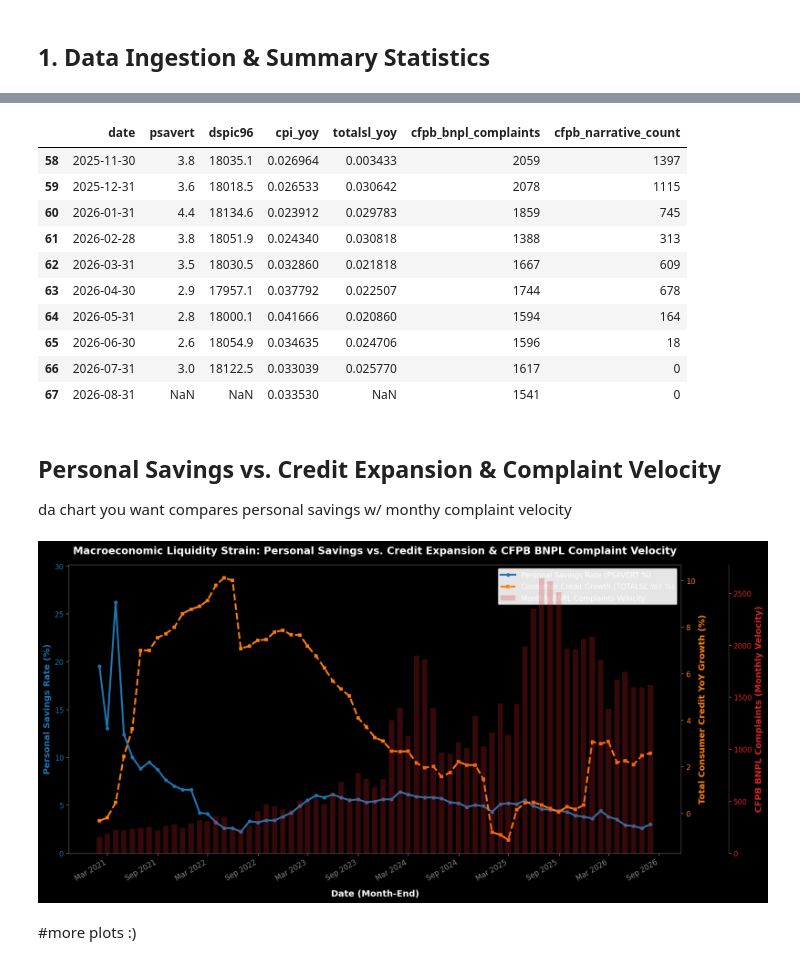
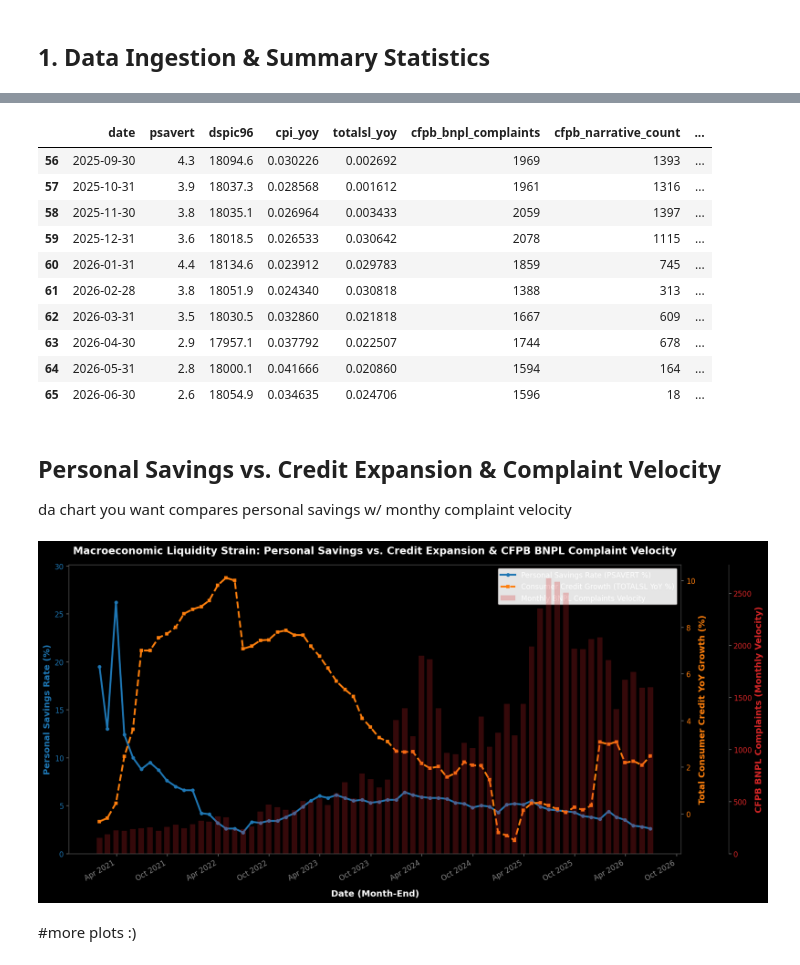
Before and after one commit to agrawpaa/shadow-debt-abs, a Jupyter notebook: notebooks/01_macro_eda.ipynb, the cells around one changed output, grey strips where cells are left out. Saved outputs shown, nothing was run; the diff lists cells and outputs as text; code cells hidden in the pictures.

```diff
--- a/notebooks/01_macro_eda.ipynb
+++ b/notebooks/01_macro_eda.ipynb
@@ -40,12 +42,12 @@ plt.rcParams.update({
     'axes.prop_cycle': solarized_colors
 })
 
+# Walk up from wherever the kernel started until we hit the repo root
 root_dir = Path.cwd().resolve()
-while root_dir.parent != root_dir and not (root_dir / 'data').exists():
+while root_dir.parent != root_dir and not (root_dir / 'src' / 'data' / 'harmonize.py').exists():
     root_dir = root_dir.parent
 
 PROCESSED_DATA_PATH = root_dir / 'data' / 'processed' / 'macro_features.csv'
-RAW_CFPB_PATH = root_dir / 'data' / 'raw' / 'cfpb_filtered_bnpl_installment.csv'
 
-print(f"Loading harmonized features from: {PROCESSED_DATA_PATH}")
+print(f"Loading harmonized features from: {PROCESSED_DATA_PATH.relative_to(root_dir)}")
 # %% [output]
@@ -94,25 +98,25 @@ memory usage: 3.8 KB
 #dw abt this
 display(df.tail(10))
 # %% [output]
-|  | date | psavert | dspic96 | cpi_yoy | totalsl_yoy | cfpb_bnpl_complaints | cfpb_narrative_count |
-| 58 | 2025-11-30 | 3.8 | 18035.1 | 0.026964 | 0.003433 | 2059 | 1397 |
-| 59 | 2025-12-31 | 3.6 | 18018.5 | 0.026533 | 0.030642 | 2078 | 1115 |
-| 60 | 2026-01-31 | 4.4 | 18134.6 | 0.023912 | 0.029783 | 1859 | 745 |
-| 61 | 2026-02-28 | 3.8 | 18051.9 | 0.024340 | 0.030818 | 1388 | 313 |
-| 62 | 2026-03-31 | 3.5 | 18030.5 | 0.032860 | 0.021818 | 1667 | 609 |
-| 63 | 2026-04-30 | 2.9 | 17957.1 | 0.037792 | 0.022507 | 1744 | 678 |
-| 64 | 2026-05-31 | 2.8 | 18000.1 | 0.041666 | 0.020860 | 1594 | 164 |
-| 65 | 2026-06-30 | 2.6 | 18054.9 | 0.034635 | 0.024706 | 1596 | 18 |
-| 66 | 2026-07-31 | 3.0 | 18122.5 | 0.033039 | 0.025770 | 1617 | 0 |
-| 67 | 2026-08-31 | NaN | NaN | 0.033530 | NaN | 1541 | 0 |
+|  | date | psavert | dspic96 | cpi_yoy | totalsl_yoy | cfpb_bnpl_complaints | cfpb_narrative_count | ... |
+| 56 | 2025-09-30 | 4.3 | 18094.6 | 0.030226 | 0.002692 | 1969 | 1393 | ... |
+| 57 | 2025-10-31 | 3.9 | 18037.3 | 0.028568 | 0.001612 | 1961 | 1316 | ... |
+| 58 | 2025-11-30 | 3.8 | 18035.1 | 0.026964 | 0.003433 | 2059 | 1397 | ... |
+| 59 | 2025-12-31 | 3.6 | 18018.5 | 0.026533 | 0.030642 | 2078 | 1115 | ... |
+| 60 | 2026-01-31 | 4.4 | 18134.6 | 0.023912 | 0.029783 | 1859 | 745 | ... |
+| 61 | 2026-02-28 | 3.8 | 18051.9 | 0.024340 | 0.030818 | 1388 | 313 | ... |
+| 62 | 2026-03-31 | 3.5 | 18030.5 | 0.032860 | 0.021818 | 1667 | 609 | ... |
+| 63 | 2026-04-30 | 2.9 | 17957.1 | 0.037792 | 0.022507 | 1744 | 678 | ... |
+| 64 | 2026-05-31 | 2.8 | 18000.1 | 0.041666 | 0.020860 | 1594 | 164 | ... |
+| 65 | 2026-06-30 | 2.6 | 18054.9 | 0.034635 | 0.024706 | 1596 | 18 | ... |
 # %% [markdown]
 ## Personal Savings vs. Credit Expansion & Complaint Velocity
 
 da chart you want
 compares personal savings w/ monthy complaint velocity
 # %%
-# Clean plotting frame dropping trailing incomplete macro rows
-plot_df = df.dropna(subset=['psavert', 'totalsl_yoy', 'cfpb_bnpl_complaints']).copy()
+# harmonize.py already truncates incomplete months, so no dropna needed
+plot_df = df.copy()
 
 fig, ax1 = plt.subplots(figsize=(14, 7))
 
@@ -129,34 +133,34 @@ ax2 = ax1.twinx()
 color_credit = '#ff7f0e'
 ax2.set_ylabel('Total Consumer Credit YoY Growth (%)', color=color_credit, fontsize=12, fontweight='bold')
 line2 = ax2.plot(plot_df['date'], plot_df['totalsl_yoy'] * 100, color=color_credit, linewidth=2.5, linestyle='--', marker='s', markersize=4, label='Consumer Credit Growth (TOTALSL YoY %)')
 ax2.tick_params(axis='y', labelcolor=color_credit, labelsize=10)
 ax2.grid(False)  # Avoid overlapping gridlines
 
 #  Complaint Velocity
 ax3 = ax1.twinx()
 ax3.spines['right'].set_position(('outward', 65))
 color_complaints = '#d62728'
 ax3.set_ylabel('CFPB BNPL Complaints (Monthly Velocity)', color=color_complaints, fontsize=12, fontweight='bold')
 bar1 = ax3.bar(plot_df['date'], plot_df['cfpb_bnpl_complaints'], width=20, alpha=0.25, color=color_complaints, label='Monthly BNPL Complaints Velocity')
 ax3.tick_params(axis='y', labelcolor=color_complaints, labelsize=10)
 ax3.grid(False)
 
 # formatting
 ax1.xaxis.set_major_locator(mdates.MonthLocator(interval=6))
 ax1.xaxis.set_major_formatter(mdates.DateFormatter('%b %Y'))
 plt.setp(ax1.xaxis.get_majorticklabels(), rotation=30, ha='right')
 
 # Combined
 lines = line1 + line2 + [bar1]
 labels = [l.get_label() for l in lines]
 ax1.legend(lines, labels, loc='upper right', frameon=True, framealpha=0.9, facecolor='white', edgecolor="#272222", fontsize=10) # type: ignore
 
 plt.title('Macroeconomic Liquidity Strain: Personal Savings vs. Credit Expansion & CFPB BNPL Complaint Velocity',
           fontsize=14, fontweight='bold', pad=15)
 fig.tight_layout()
 plt.show()
 # %% [output]
-[figure, old version]
+[figure, new version]
 # %% [markdown]
 #more plots :)
 # %%
```
Also changed, not shown: parts of 11 cells of this notebook, 4 other files.
